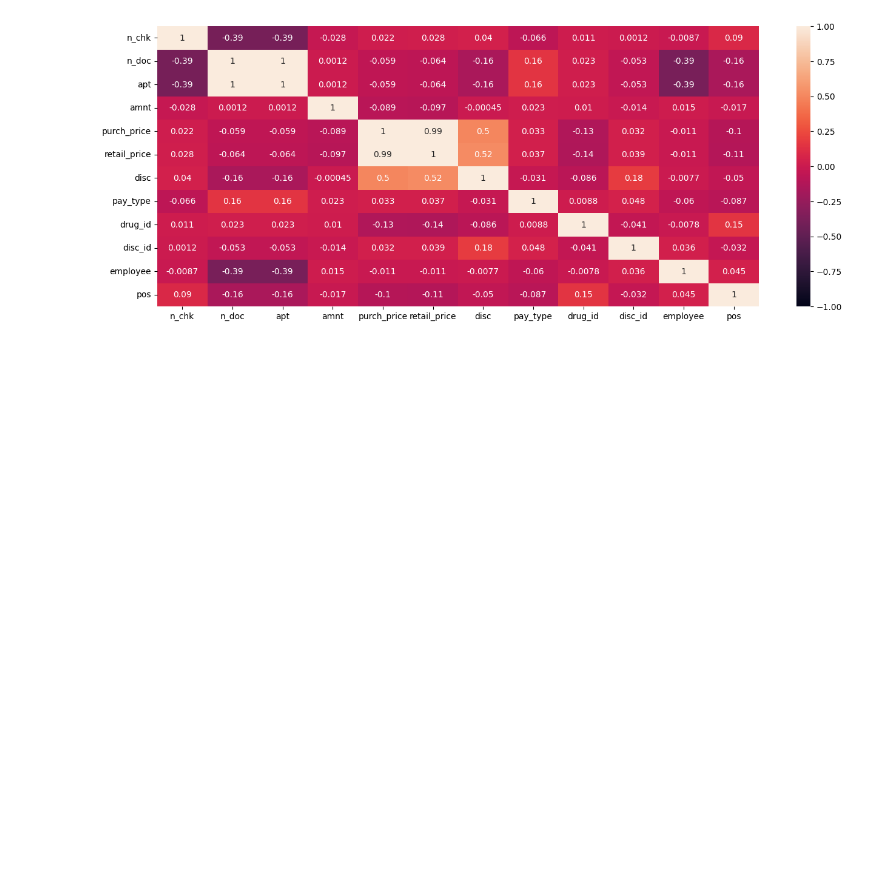
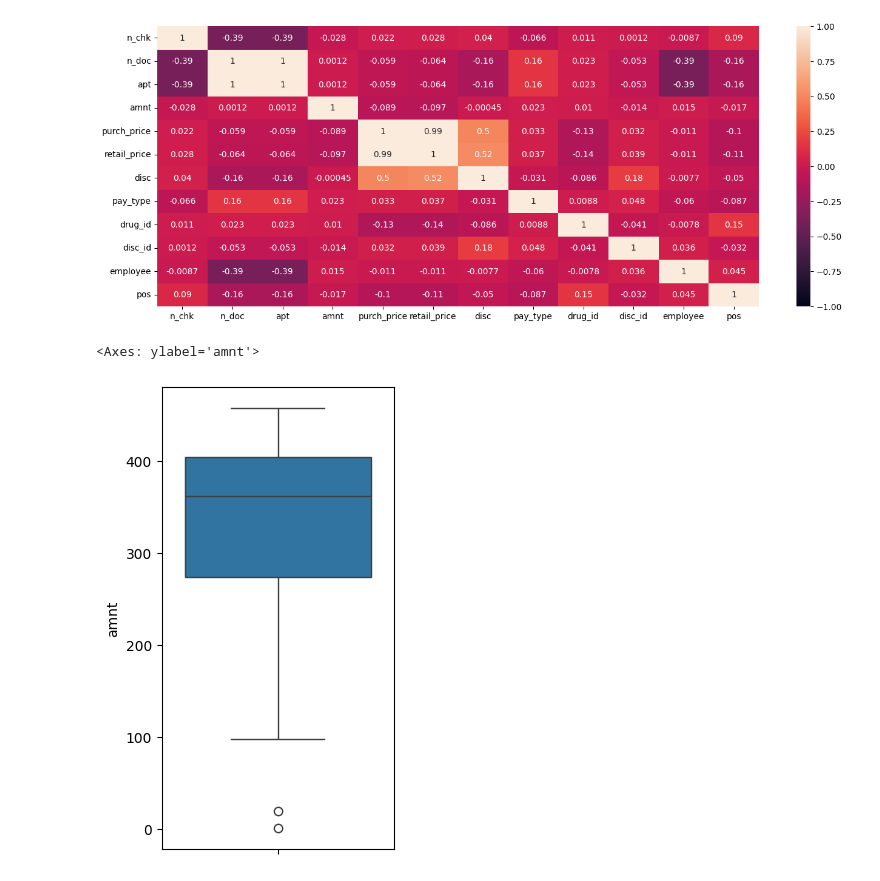
Before and after one commit to rodioniam/study_projects, a Jupyter notebook: pandas/exploratory_data_analysis.ipynb, the cells around one changed output. Drawn from its saved outputs; the diff is of its cells as text; code cells hidden in the pictures; blank space fills up the shorter version.

```diff
--- a/pandas/exploratory_data_analysis.ipynb
+++ b/pandas/exploratory_data_analysis.ipynb
@@ -146,3 +146,18 @@ sns.heatmap(df.corr(numeric_only=True), vmax=1, vmin=-1, annot=True) # specified
 # %% [output]
 <Axes: >
 [figure]
+# %%
+# i created new column so i can evaluate the distribution of sold items by hour
+df['hour'] = pd.to_datetime(df.time).dt.hour
+# %%
+# in my data file i need to count column 'amnt' by each hour and see distribution
+ds = df.groupby(['hour'])['amnt'].agg('sum')
+# logic is similar to sql -- im summing column 'amnt' and grouping it by column 'hour'
+# im assigning it to a new variable since i need only this columns
+# %%
+# result if what i needed, but it is not fancy
+plt.figure(figsize=(3, 6))
+sns.boxplot(ds)
+# %% [output]
+<Axes: ylabel='amnt'>
+[figure, added]
```
Also changed, not shown: 1 other file.
